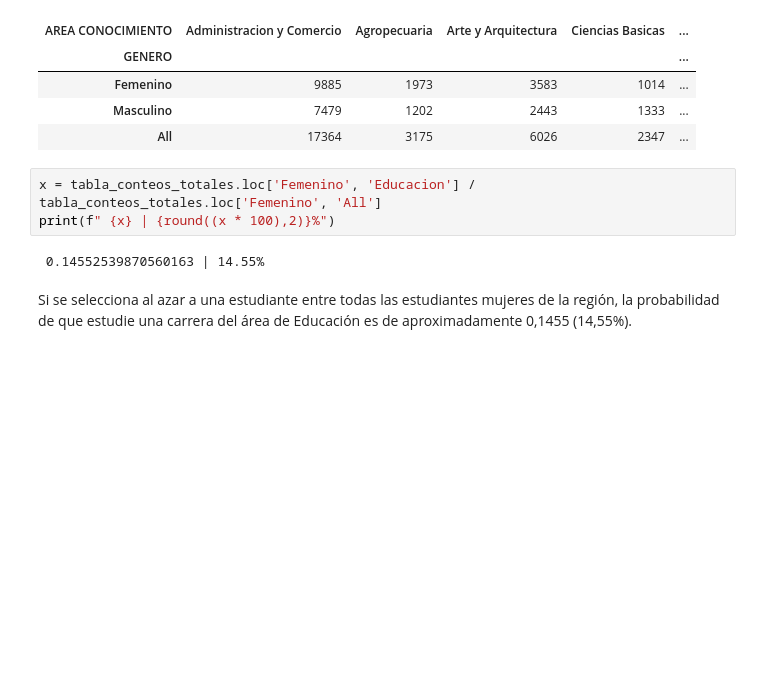
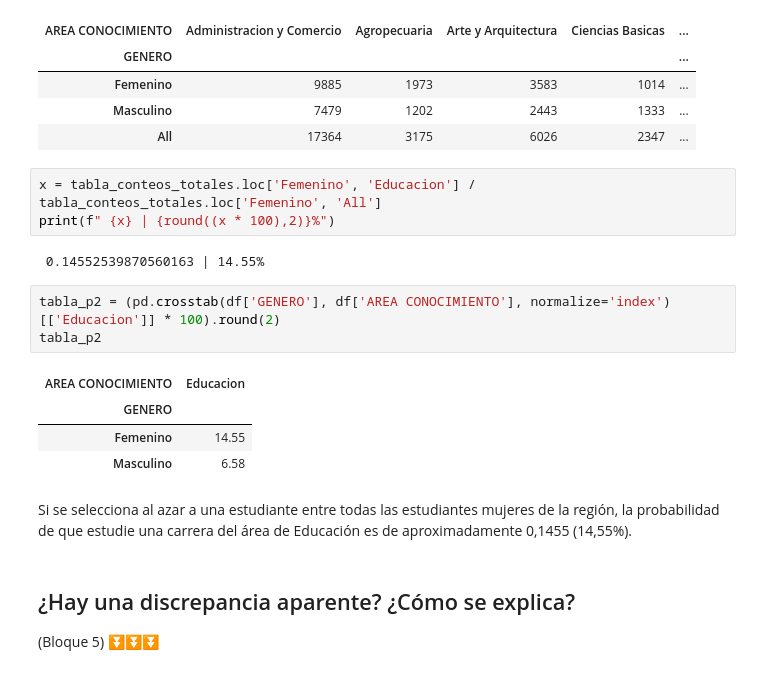
Before and after one commit to BenjitaH2/p, a Jupyter notebook: (Exposición N°2)_Solución_problema_3_Benjamín_Diaz.ipynb, the cells around one changed output. Saved outputs shown, nothing was run; the diff lists cells and outputs as text; blank space fills up the shorter version.

```diff
--- a/(Exposición N°2)_Solución_problema_3_Benjamín_Diaz.ipynb
+++ b/(Exposición N°2)_Solución_problema_3_Benjamín_Diaz.ipynb
@@ -104,5 +114,16 @@ x = tabla_conteos_totales.loc['Femenino', 'Educacion'] / tabla_conteos_totales.l
 print(f" {x} | {round((x * 100),2)}%")
 # %% [output]
  0.14552539870560163 | 14.55%
+# %%
+tabla_p2 = (pd.crosstab(df['GENERO'], df['AREA CONOCIMIENTO'], normalize='index')[['Educacion']] * 100).round(2)
+tabla_p2
+# %% [output]
+| AREA CONOCIMIENTO | Educacion |
+| GENERO |  |
+| Femenino | 14.55 |
+| Masculino | 6.58 |
 # %% [markdown]
 Si se selecciona al azar a una estudiante entre todas las estudiantes mujeres de la región, la probabilidad de que estudie una carrera del área de Educación es de aproximadamente 0,1455 (14,55%).
+# %% [markdown]
+## ¿Hay una discrepancia aparente? ¿Cómo se explica?
+(Bloque 5) ⏬⏬⏬
```
Also changed, not shown: parts of 2 cells of this notebook.
